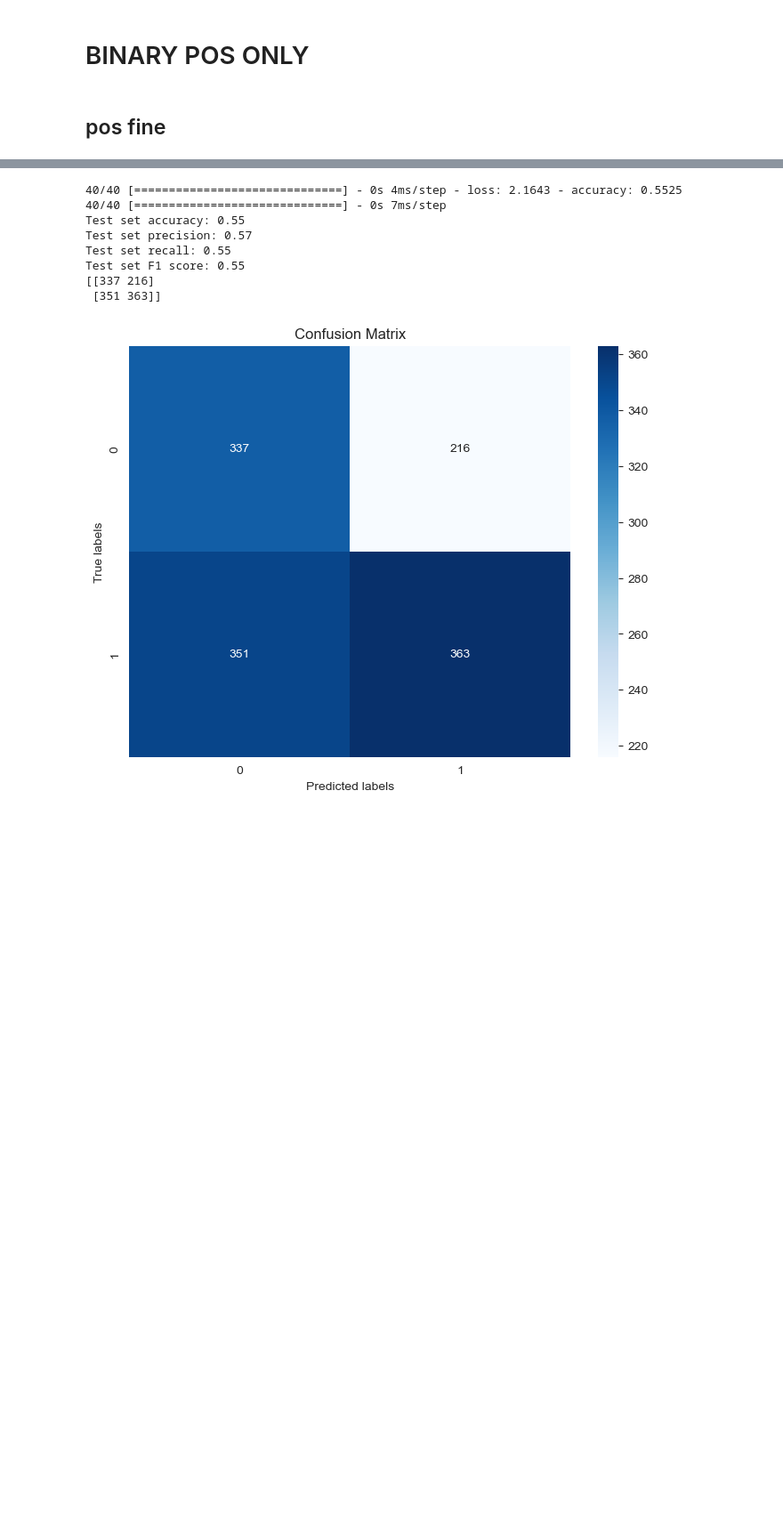
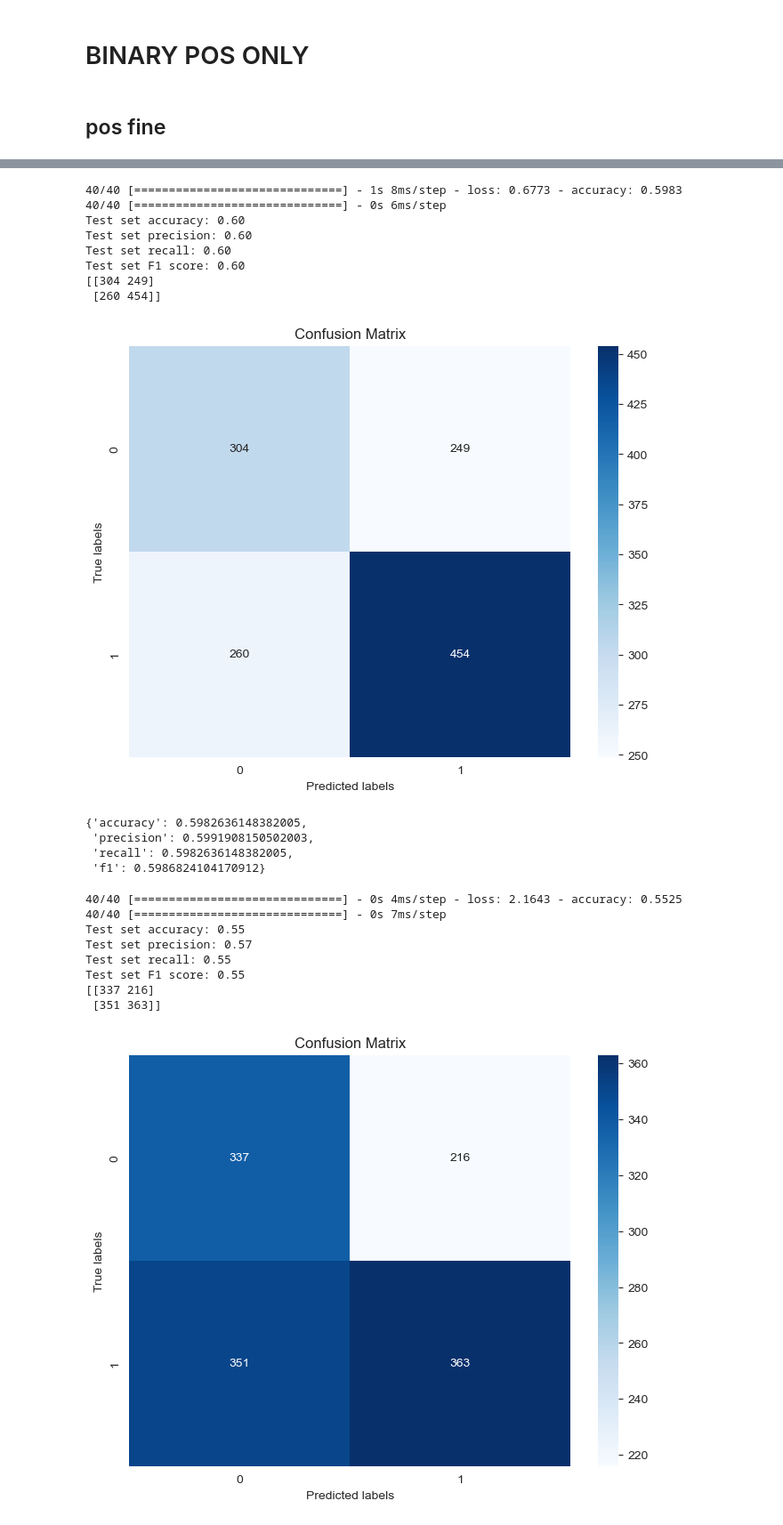
Before and after one commit to f4ths/fyp-fake-news-detection, a Jupyter notebook: ensemble.ipynb, the cells around one changed output, grey strips where cells are left out. Shown at 89% size. Cells and saved outputs as stored; diff of their text form; code cells hidden in the pictures; blank space fills up the shorter version.

```diff
--- a/ensemble.ipynb
+++ b/ensemble.ipynb
@@ -1204,6 +1256,28 @@ Epoch 59/150
 80/80 [==============================] - 1s 10ms/step - loss: 0.2773 - accuracy: 0.9530 - val_loss: 2.2640 - val_accuracy: 0.5662
 Epoch 60/150
 80/80 [==============================] - 1s 10ms/step - loss: 0.2696 - accuracy: 0.9557 - val_loss: 2.0758 - val_accuracy: 0.5475
+# %%
+# CONFUSION MATRIX AND PREDICTIONS
+# Load the best model
+best_model_jaccard_pfine_binary = load_model('best_model_jaccard_pfine_binary.h5')
+# evaluate
+best_model_jaccard_pfine_binary.evaluate([X_test_meta_jaccard, X_test_pos_fine], Y_test_binary)
+best_model_jaccard_pfine_binary_predictions = best_model_jaccard_pfine_binary.predict([X_test_meta_jaccard, X_test_pos_fine])
+plot_matrix_binary(best_model_jaccard_pfine_binary_predictions)
+# %% [output]
+40/40 [==============================] - 1s 8ms/step - loss: 0.6773 - accuracy: 0.5983
+40/40 [==============================] - 0s 6ms/step
+Test set accuracy: 0.60
+Test set precision: 0.60
+Test set recall: 0.60
+Test set F1 score: 0.60
+[[304 249]
+ [260 454]]
+[figure, added]
+{'accuracy': 0.5982636148382005,
+ 'precision': 0.5991908150502003,
+ 'recall': 0.5982636148382005,
+ 'f1': 0.5986824104170912}
 # %%
 # evaluate dense_model_jaccard_pfine_binary and make prediction and plot confusion matrix
 dense_model_jaccard_pfine_binary.evaluate([X_test_meta_jaccard, X_test_pos_fine], Y_test_binary)
```
Also changed, not shown: parts of 9 cells of this notebook.
